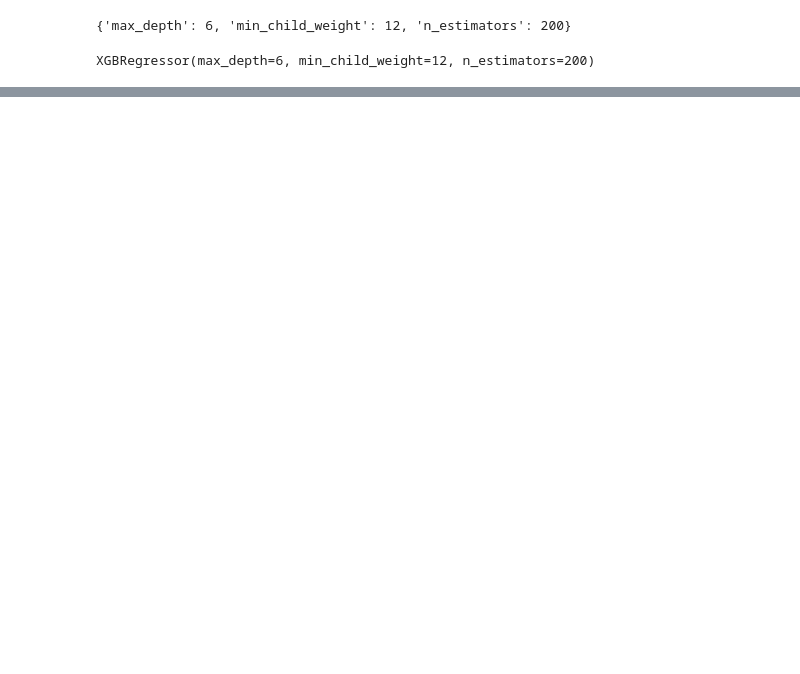
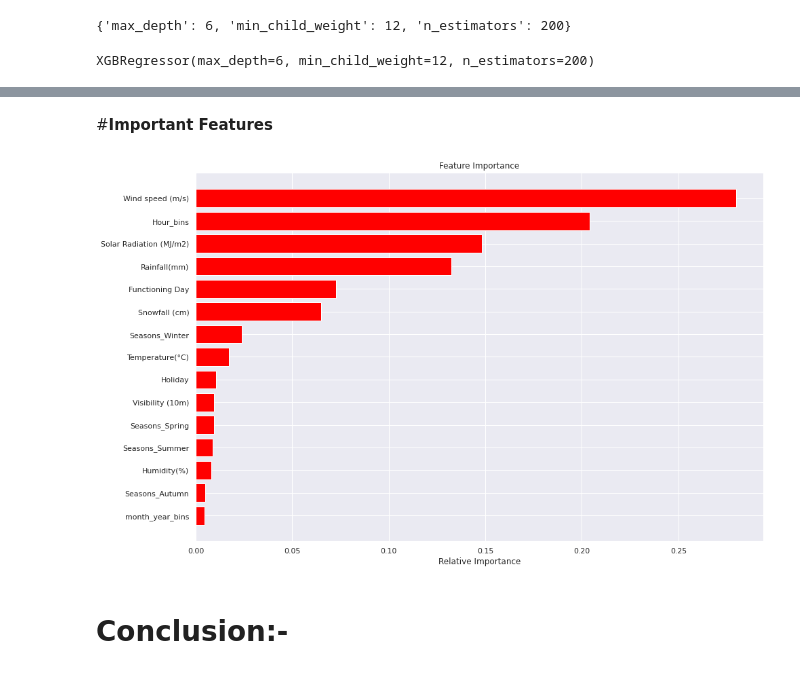
Before and after one commit to Kedarpatil24/Bike-Sharing-and-Demand-Prediction, a Jupyter notebook: Bike_Sharing_and_Demand_Prediction.ipynb, the cells around one changed output, grey strips where cells are left out. Saved outputs shown, nothing was run; the diff lists cells and outputs as text; code cells hidden in the pictures; blank space fills up the shorter version.

```diff
--- a/Bike_Sharing_and_Demand_Prediction.ipynb
+++ b/Bike_Sharing_and_Demand_Prediction.ipynb
@@ -2027,0 +2036,2 @@ plt.show()
+# %%
+Comparisione_df=pd.DataFrame(Comparision_dict)
@@ -2027,0 +2048,9 @@ plt.show()
+# %%
+def barplots(x,y):
+    plt.figure(figsize=(10,5))
+    sns.barplot(data=Comparisione_df, x='Model_Name', y=y, palette='ch:s=-.2,r=.6')
+# %%
+y=['Training_R_score','Test_R-squared','RMSE','Adjusted R-Squared']
+for i in y:
+    barplots('Model_Name',i)
+    plt.show()
@@ -2027,0 +2062,24 @@ plt.show()
+# %% [markdown]
+#**Important Features**
+# %%
+def get_features_importance (optimal_model,X_train):
+  '''
+  shows the graph of feature importance
+  '''
+  features = X_train.columns
+  importances = optimal_model.feature_importances_
+  indices = np.argsort(importances)
+
+  plt.figure(figsize=(15,10))
+  plt.title('Feature Importance')
+  plt.barh(range(len(indices)), importances[indices], color='red', align='center')
+  plt.yticks(range(len(indices)), [features[i] for i in indices])
+  plt.xlabel('Relative Importance')
+
+  plt.show()
+# %%
+get_features_importance(XGB_optimal_model,x)
+# %% [output]
+[figure, added]
+# %% [markdown]
+# **Conclusion:-**
```
Also changed, not shown: parts of 30 cells of this notebook.
